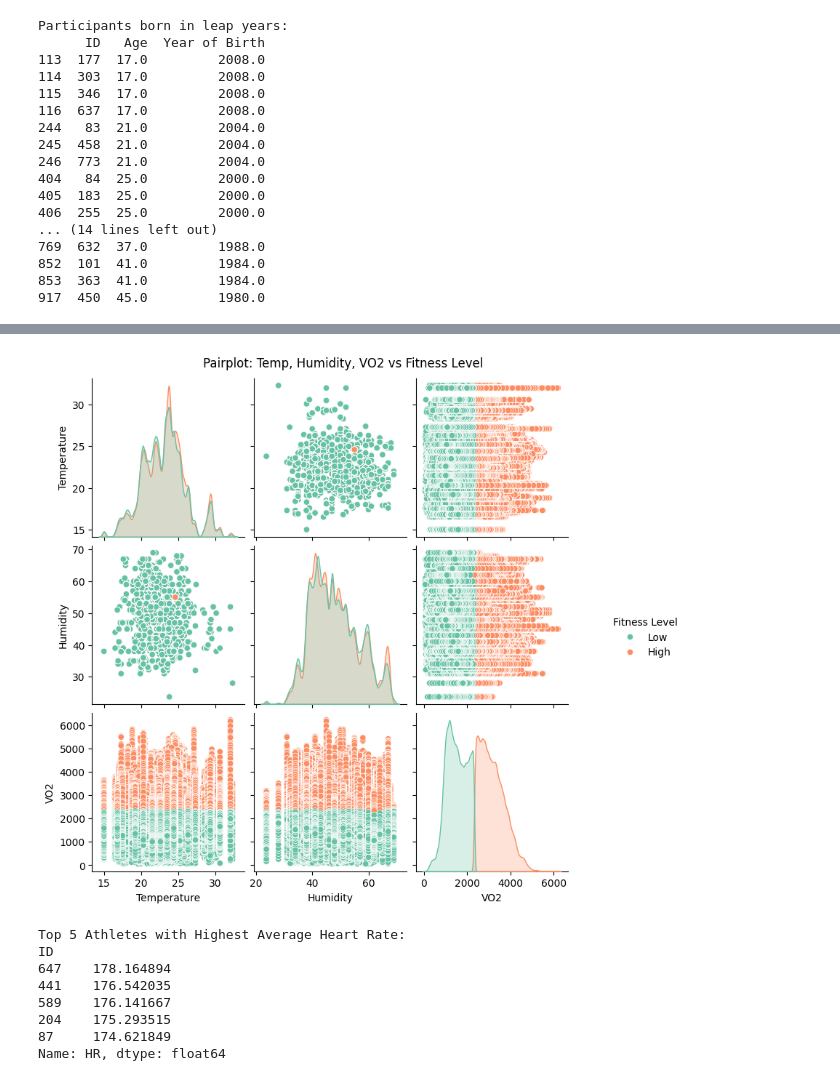
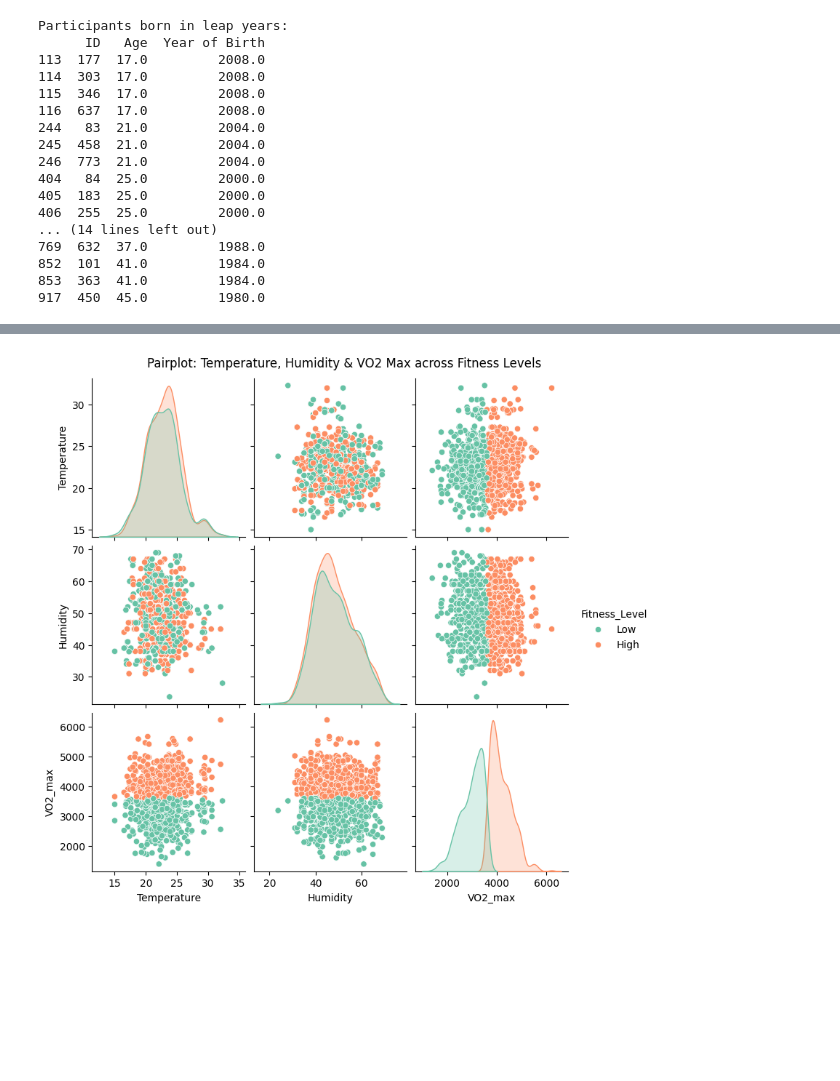
Before and after one commit to Chaithra-Git/Team7_LambdaLegends_PythonHackathon_APRIL25, a Jupyter notebook: greeshma_33-48.ipynb, the cells around one changed output, grey strips where cells are left out. Saved outputs shown, nothing was run; the diff lists cells and outputs as text; code cells hidden in the pictures; blank space fills up the shorter version.

```diff
--- a/greeshma_33-48.ipynb
+++ b/greeshma_33-48.ipynb
@@ -440,22 +475,0 @@ plt.show()
-# %%
-#48."Use a pairplot to analyze the relationship between temperature, humidity, and  VO2 max (ml/kg/min) across different fitness levels
-#Hint :Classify ""Fitness Level"" as ""Low"" if VO2 max (ml/kg/min) is below the median, otherwise classify as ""High."
-
-df_merge = pd.merge(df_test, df_subject, on='ID')
-df_merge = df_merge.dropna(subset=['VO2', 'Temperature', 'Humidity'])
-
-median_vo2 = df_merge['VO2'].median()
-
-def classify_fitness(vo2):
-    if vo2 < median_vo2:
-        return 'Low'
-    else:
-        return 'High'
-
-df_merge['Fitness Level'] = df_merge['VO2'].apply(classify_fitness)
-plot = sns.pairplot(df_merge,vars=['Temperature', 'Humidity', 'VO2'],hue='Fitness Level',palette='Set2',height=2.5 )
-plot._legend.set_bbox_to_anchor((1.05, 0.5))
-plt.suptitle("Pairplot: Temp, Humidity, VO2 vs Fitness Level", y=1.02)
-plt.show()
-# %% [output]
-[figure, removed]
@@ -468,19 +476,21 @@ plt.show()
-# %%
-#Additional Questions
-#Q5)What is the average treadmill speed for each athlete?
-
-avg_hr_per_athlete = df_test.groupby('ID')['HR'].mean()
-
-# Top 5 athletes with highest avg HR
-top_athletes = avg_hr_per_athlete.sort_values(ascending=False).head(5)
-print("Top 5 Athletes with Highest Average Heart Rate:")
-print(top_athletes)
-# %% [output]
-Top 5 Athletes with Highest Average Heart Rate:
-ID
-647    178.164894
-441    176.542035
-589    176.141667
-204    175.293515
-87     174.621849
-Name: HR, dtype: float64
+# %%
+#48."Use a pairplot to analyze the relationship between temperature, humidity, and  VO2 max (ml/kg/min) across different fitness levels
+#Hint :Classify ""Fitness Level"" as ""Low"" if VO2 max (ml/kg/min) is below the median, otherwise classify as ""High."
+
+#calculating v02 max per subject
+vo2_max_per_subject = df_test.groupby('ID')['VO2'].max().reset_index()
+vo2_max_per_subject.rename(columns={'VO2': 'VO2_max'}, inplace=True)
+
+#classifying based on fitness level
+median_vo2 = vo2_max_per_subject['VO2_max'].median()
+vo2_max_per_subject['Fitness_Level'] = vo2_max_per_subject['VO2_max'].apply(lambda x: 'Low' if x < median_vo2 else 'High')
+
+merged_df = pd.merge(df_subject, vo2_max_per_subject, on='ID')
+
+#plotting
+pairplot_data = merged_df[['Temperature', 'Humidity', 'VO2_max', 'Fitness_Level']]
+sns.pairplot(pairplot_data, hue='Fitness_Level', diag_kind='kde', palette='Set2')
+plt.suptitle('Pairplot: Temperature, Humidity & VO2 Max across Fitness Levels', y=1.02)
+plt.show()
+# %% [output]
+[figure, added]
```
Also changed, not shown: parts of 15 cells of this notebook.
